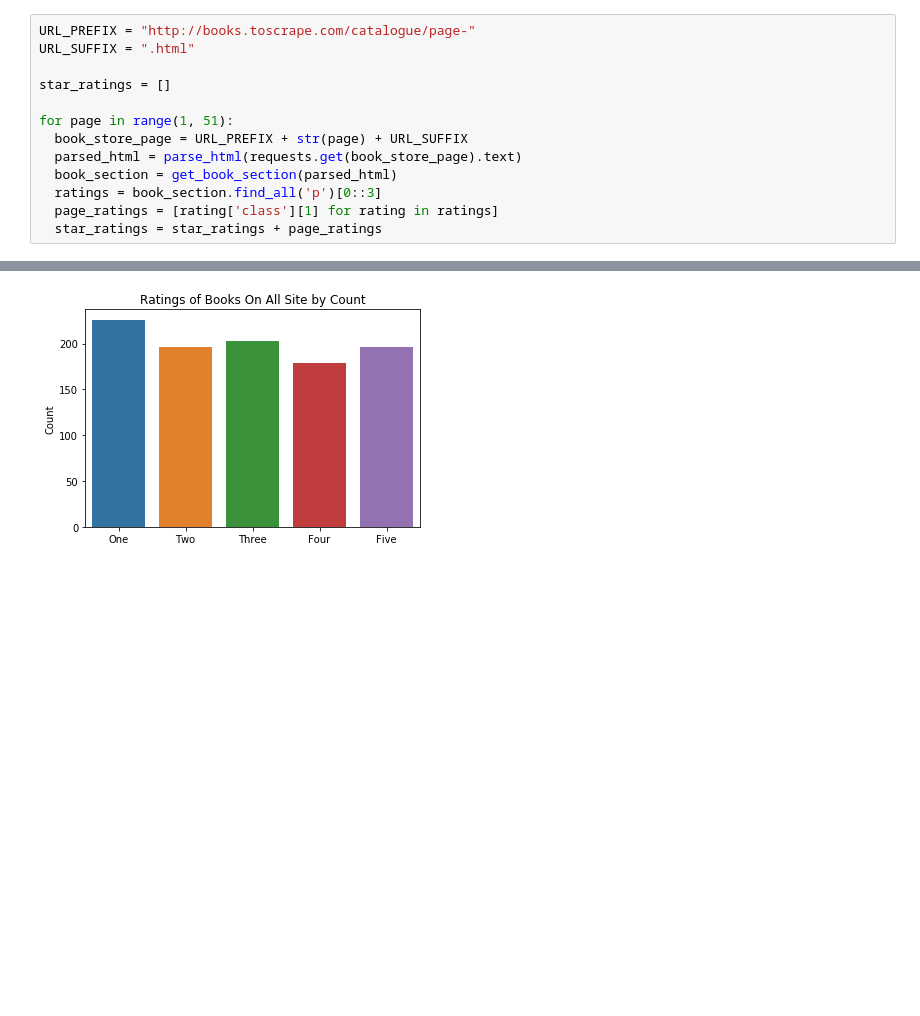
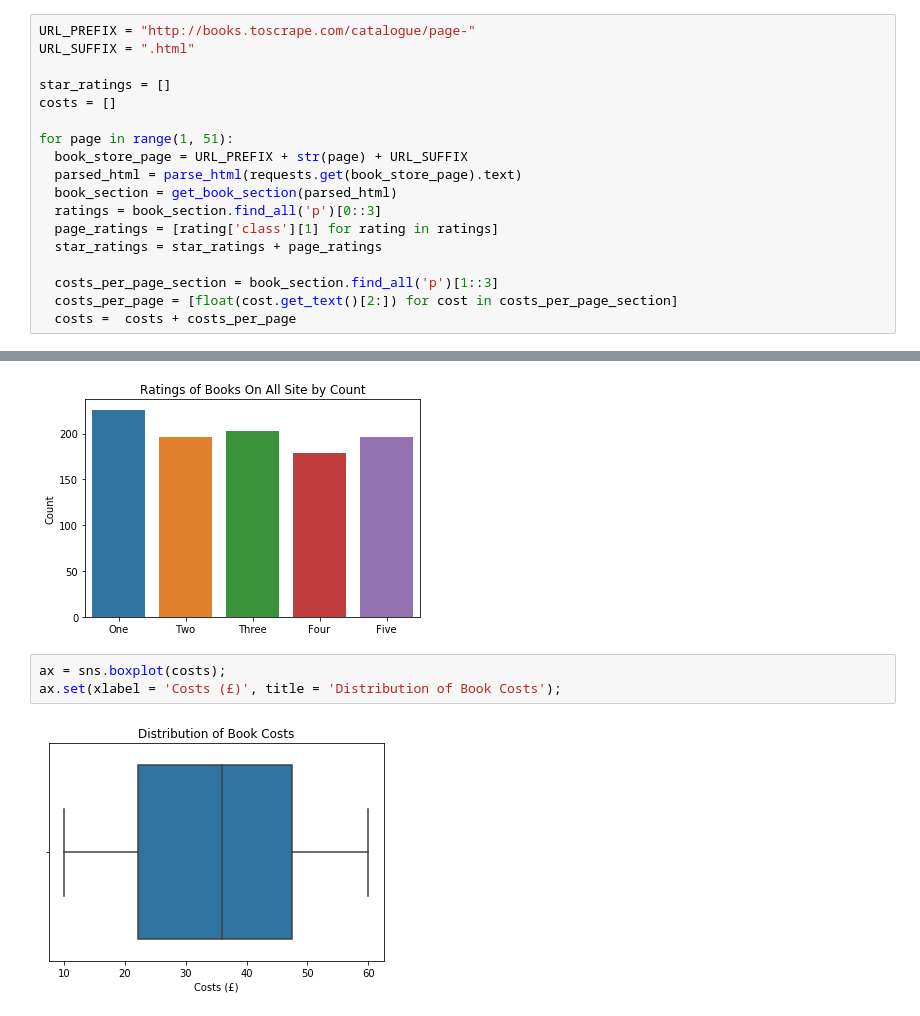
Before and after one commit to baldpanda/beginner_scraper, a Jupyter notebook: beginner_scraper.ipynb, the cells around one changed output, grey strips where cells are left out. Cells and saved outputs as stored; diff of their text form; blank space fills up the shorter version.

```diff
--- a/beginner_scraper.ipynb
+++ b/beginner_scraper.ipynb
@@ -95,6 +95,7 @@ URL_PREFIX = "http://books.toscrape.com/catalogue/page-"
 URL_SUFFIX = ".html"
 
 star_ratings = []
+costs = []
 
 for page in range(1, 51):
   book_store_page = URL_PREFIX + str(page) + URL_SUFFIX
@@ -103,6 +104,10 @@ for page in range(1, 51):
   ratings = book_section.find_all('p')[0::3]
   page_ratings = [rating['class'][1] for rating in ratings]
   star_ratings = star_ratings + page_ratings
+
+  costs_per_page_section = book_section.find_all('p')[1::3]
+  costs_per_page = [float(cost.get_text()[2:]) for cost in costs_per_page_section]
+  costs =  costs + costs_per_page
 # %%
 print(f"Total number of books in book store: {len(star_ratings)}")
 # %% [output]
@@ -114,3 +119,8 @@ ax = sns.countplot(star_ratings,
 ax.set(ylabel = 'Count', title = 'Ratings of Books On All Site by Count');
 # %% [output]
 [figure]
+# %%
+ax = sns.boxplot(costs);
+ax.set(xlabel = 'Costs (£)', title = 'Distribution of Book Costs');
+# %% [output]
+[figure, added]
```
